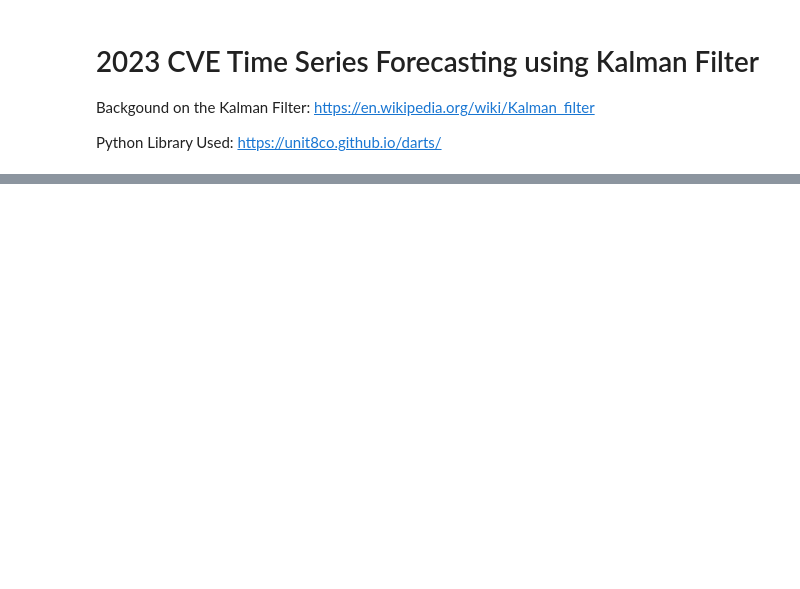
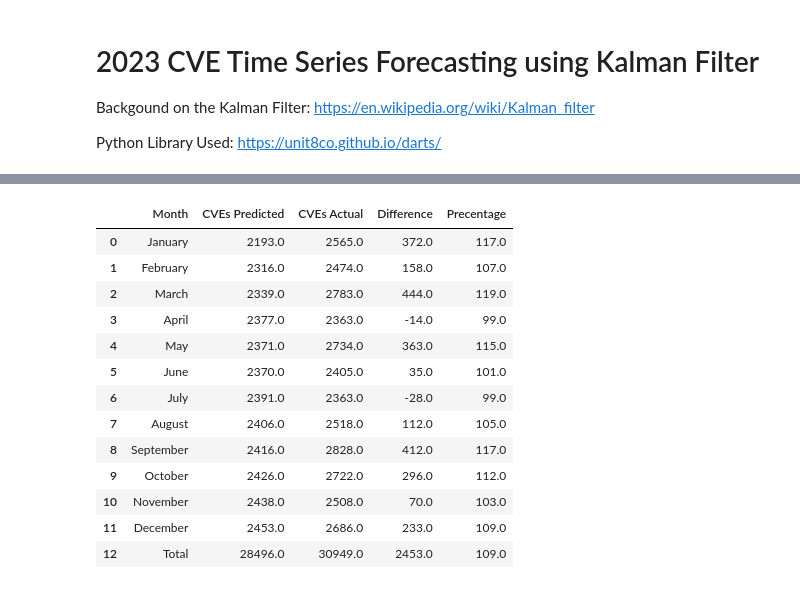
Before and after one commit to jgamblin/KalmanCVE, a Jupyter notebook: Kalman_2023.ipynb, the cells around one changed output, grey strips where cells are left out. Saved outputs shown, nothing was run; the diff lists cells and outputs as text; code cells hidden in the pictures; blank space fills up the shorter version.

```diff
--- a/Kalman_2023.ipynb
+++ b/Kalman_2023.ipynb
@@ -256,0 +237,16 @@ monthly_cves_2023
+# %%
+validation_df = pd.merge(
+    monthly_cves_2024,
+    darts_monthly,
+    how="outer",
+    on='Month',
+)
+
+month_categories = ['January', 'February', 'March', 'April', 'May', 'June',
+                    'July', 'August', 'September', 'October', 'November', 'December', 'Total']
+
+validation_df['Month'] = pd.Categorical(validation_df['Month'], categories = month_categories, ordered = True)
+validation_df = validation_df.sort_values(by='Month')
+
+
+validation_df
@@ -257,13 +267,10 @@ monthly_cves_2023
 # %%
-validation_df = pd.merge(
-    monthly_cves_2023,
-    darts_monthly,
-    how="outer",
-    on='Month',
-)
-
-validation_df = validation_df.iloc[:12]
 validation_df = validation_df[['Month', 'CVEs Predicted', 'CVEs Actual']]
 validation_df['Difference'] = validation_df['CVEs Actual'] -  validation_df['CVEs Predicted']
-validation_df = validation_df.append(validation_df.sum(numeric_only=True), ignore_index=True)
-validation_df
+
+numeric_df = validation_df.select_dtypes(include=np.number)
+total_row = numeric_df.sum(numeric_only=True)
+
+validation_df = pd.concat([validation_df, pd.DataFrame(total_row.rename('Total')).T], ignore_index=True)
+validation_df['CVEs Actual'].fillna(0, inplace=True)
+validation_df['Difference'].fillna(0, inplace=True)
@@ -287,8 +279,7 @@ validation_df
 def percentage_change(col1,col2):
     return ((col2 / col1) * 100).round(0)
 
+validation_df['Precentage'] = percentage_change(validation_df['CVEs Predicted'],validation_df['CVEs Actual'])
 
+validation_df['Precentage'].fillna(0, inplace=True)
 validation_df.at[12,'Month']='Total'
-validation_df.fillna(0)
-validation_df['Precentage'] = percentage_change(validation_df['CVEs Predicted'],validation_df['CVEs Actual'])
-validation_df
@@ -309,0 +311,20 @@ validation_df
+# %%
+validation_df['CVEs Actual'].fillna(0, inplace=True)
+validation_df['Difference'].fillna(0, inplace=True)
+validation_df['Precentage'].fillna(0, inplace=True)
+validation_df
+# %% [output]
+|  | Month | CVEs Predicted | CVEs Actual | Difference | Precentage |
+| 0 | January | 2193.0 | 2565.0 | 372.0 | 117.0 |
+| 1 | February | 2316.0 | 2474.0 | 158.0 | 107.0 |
+| 2 | March | 2339.0 | 2783.0 | 444.0 | 119.0 |
+| 3 | April | 2377.0 | 2363.0 | -14.0 | 99.0 |
+| 4 | May | 2371.0 | 2734.0 | 363.0 | 115.0 |
+| 5 | June | 2370.0 | 2405.0 | 35.0 | 101.0 |
+| 6 | July | 2391.0 | 2363.0 | -28.0 | 99.0 |
+| 7 | August | 2406.0 | 2518.0 | 112.0 | 105.0 |
+| 8 | September | 2416.0 | 2828.0 | 412.0 | 117.0 |
+| 9 | October | 2426.0 | 2722.0 | 296.0 | 112.0 |
+| 10 | November | 2438.0 | 2508.0 | 70.0 | 103.0 |
+| 11 | December | 2453.0 | 2686.0 | 233.0 | 109.0 |
+| 12 | Total | 28496.0 | 30949.0 | 2453.0 | 109.0 |
```
Also changed, not shown: parts of 13 cells of this notebook, 1 other file.
